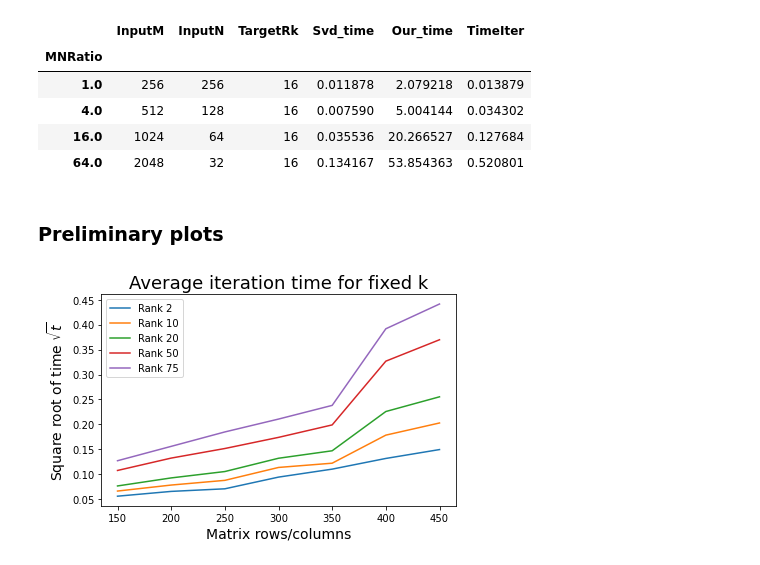
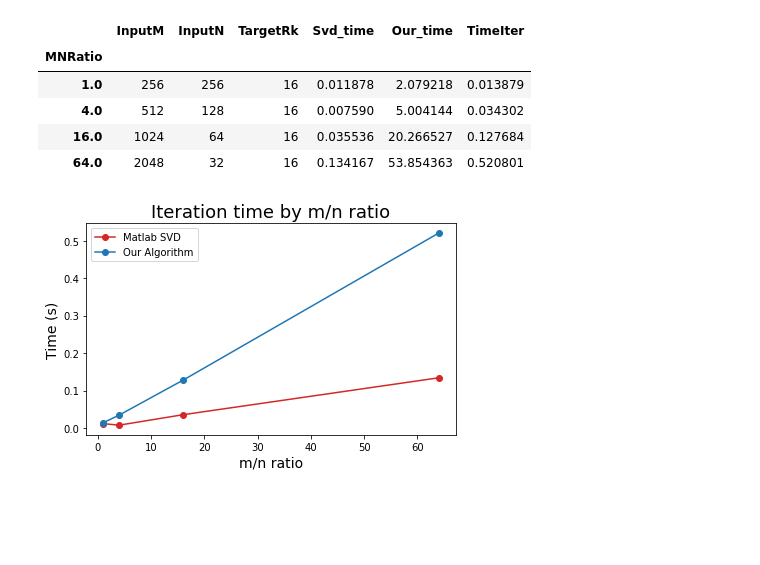
Before and after one commit to NokiStrawby/CM-Project, a Jupyter notebook: Python/Core_Rectangular_Impact.ipynb, the cells around one changed output. Drawn from its saved outputs; the diff is of its cells as text; code cells hidden in the pictures; blank space fills up the shorter version.

Commit message:
computed plots for m/n ratio

```diff
--- a/Python/Core_Rectangular_Impact.ipynb
+++ b/Python/Core_Rectangular_Impact.ipynb
@@ -82,45 +82,24 @@ dfGrouped
 | 16.0 | 1024 | 64 | 16 | 0.035536 | 20.266527 | 0.127684 |
 | 64.0 | 2048 | 32 | 16 | 0.134167 | 53.854363 | 0.520801 |
 # %%
-plt.yscale('log')
+plt.yscale('linear')
+plt.xscale('linear')
 
 xax = dfGrouped.index.get_level_values(0)
 yax = dfGrouped.TimeIter
 yaxSVD = dfGrouped.Svd_time
 
-plt.plot(xax, yax, )
+
+
+plt.plot(xax, yaxSVD, color='tab:red', label='Matlab SVD', marker='o')
+plt.plot(xax, yax, color='tab:blue', label='Our Algorithm', marker='o')
 
 plt.legend(loc='best')
-plt.title(r'Total execution time', fontsize=18)
-plt.xlabel("Matrix rows/columns", fontsize=14)
-plt.ylabel(r'Time $t$ (s)', fontsize=14)
+plt.title(r'Iteration time by m/n ratio', fontsize=18)
+plt.xlabel("m/n ratio", fontsize=14)
+plt.ylabel(r'Time (s)', fontsize=14)
 plt.tight_layout()
-plt.savefig('core_comparison_total.png', format='png', dpi=300)
+plt.savefig('core_comparison_rectangular.png', format='png', dpi=300)
 plt.show()
+# %% [output]
+[figure, added]
-# %% [markdown]
-### Preliminary plots
-# %%
-import random as rnd
-rnd.seed(12)
-
-plt.yscale('linear')
-
-Ranks = (dfSum['TargetRk'].unique())
-
-for rk in Ranks:
-    dfRk = dfSum[dfSum['TargetRk'] == rk][['InputM', 'TargetRk', 'TimeIter']].groupby(['InputM', 'TargetRk']).mean()
-
-    xax = dfRk.index.get_level_values(0)
-    yax = np.sqrt(dfRk['TimeIter'])
-
-    plt.plot(xax, yax, label='Rank {}'.format(rk))
-
-plt.title(r'Average iteration time for fixed k', fontsize=18)
-plt.xlabel("Matrix rows/columns", fontsize=14)
-plt.ylabel(r'Square root of time $\sqrt{t}$', fontsize=14)
-plt.legend(loc='best')
-plt.tight_layout()
-plt.savefig('corerand_sizefixk_time.png', format='png', dpi=300)
-plt.show()
-# %% [output]
-[figure, removed]
```
Also changed, not shown: 1 other file.
